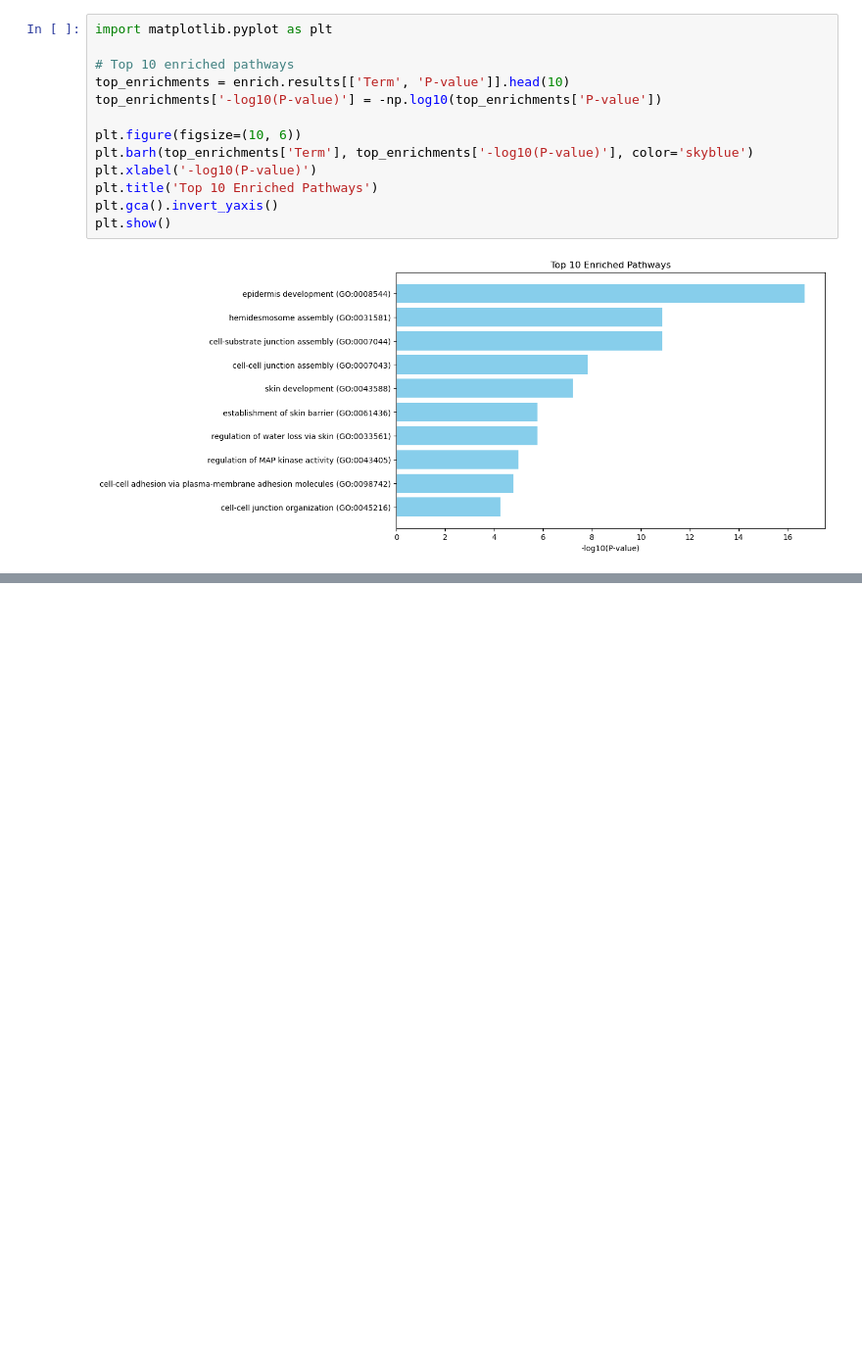
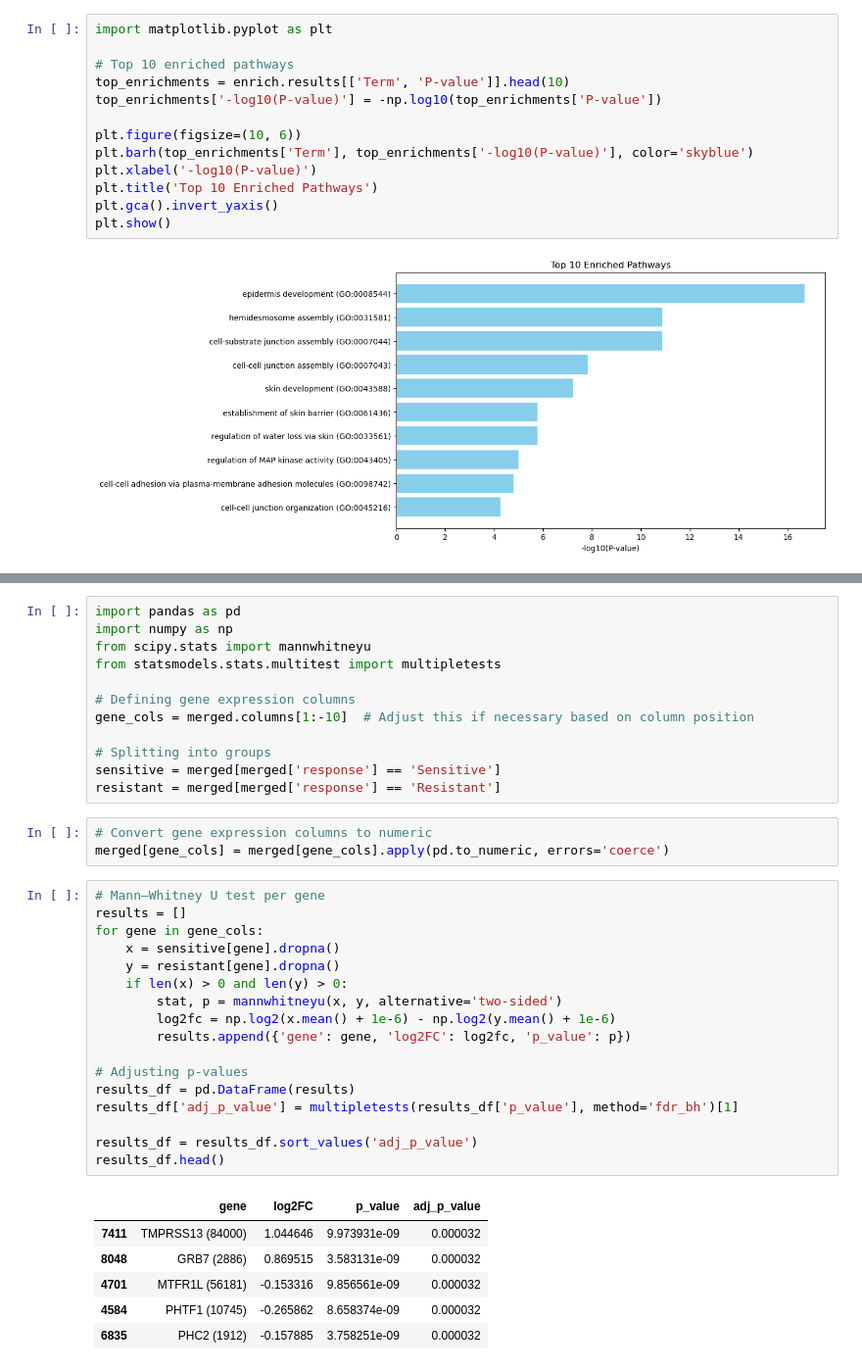
Before and after one commit to DimitraEl/Master-Thesis-2024, a Jupyter notebook: Notebooks/Statistics.ipynb, the cells around one changed output, grey strips where cells are left out. Shown at 98% size. Saved outputs shown, nothing was run; the diff lists cells and outputs as text; blank space fills up the shorter version.

```diff
--- a/Notebooks/Statistics.ipynb
+++ b/Notebooks/Statistics.ipynb
@@ -874,0 +880,39 @@ plt.show()
+# %%
+import pandas as pd
+import numpy as np
+from scipy.stats import mannwhitneyu
+from statsmodels.stats.multitest import multipletests
+
+# Defining gene expression columns
+gene_cols = merged.columns[1:-10]  # Adjust this if necessary based on column position
+
+# Splitting into groups
+sensitive = merged[merged['response'] == 'Sensitive']
+resistant = merged[merged['response'] == 'Resistant']
+# %%
+# Convert gene expression columns to numeric
+merged[gene_cols] = merged[gene_cols].apply(pd.to_numeric, errors='coerce')
+# %%
+# Mann–Whitney U test per gene
+results = []
+for gene in gene_cols:
+    x = sensitive[gene].dropna()
+    y = resistant[gene].dropna()
+    if len(x) > 0 and len(y) > 0:
+        stat, p = mannwhitneyu(x, y, alternative='two-sided')
+        log2fc = np.log2(x.mean() + 1e-6) - np.log2(y.mean() + 1e-6)
+        results.append({'gene': gene, 'log2FC': log2fc, 'p_value': p})
+
+# Adjusting p-values
+results_df = pd.DataFrame(results)
+results_df['adj_p_value'] = multipletests(results_df['p_value'], method='fdr_bh')[1]
+
+results_df = results_df.sort_values('adj_p_value')
+results_df.head()
+# %% [output]
+|  | gene | log2FC | p_value | adj_p_value |
+| 7411 | TMPRSS13 (84000) | 1.044646 | 9.973931e-09 | 0.000032 |
+| 8048 | GRB7 (2886) | 0.869515 | 3.583131e-09 | 0.000032 |
+| 4701 | MTFR1L (56181) | -0.153316 | 9.856561e-09 | 0.000032 |
+| 4584 | PHTF1 (10745) | -0.265862 | 8.658374e-09 | 0.000032 |
+| 6835 | PHC2 (1912) | -0.157885 | 3.758251e-09 | 0.000032 |
```
Also changed, not shown: parts of 17 cells of this notebook.
